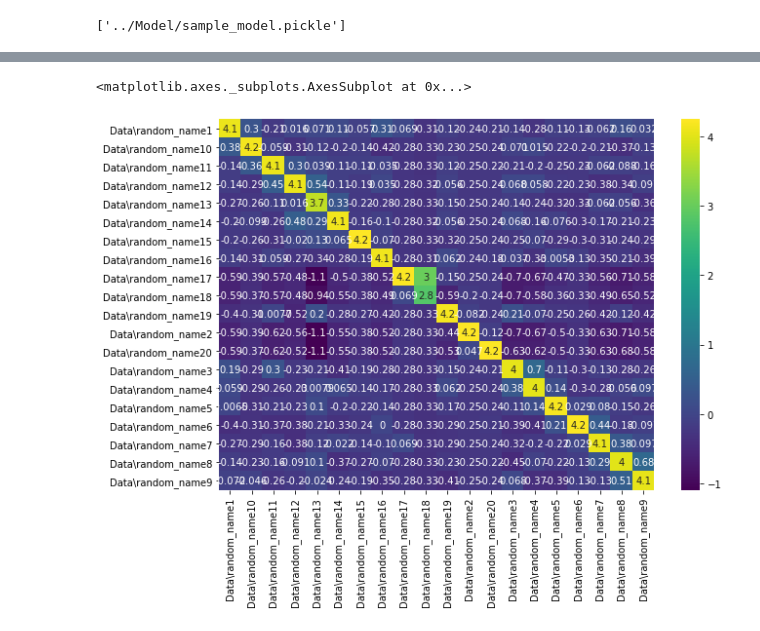
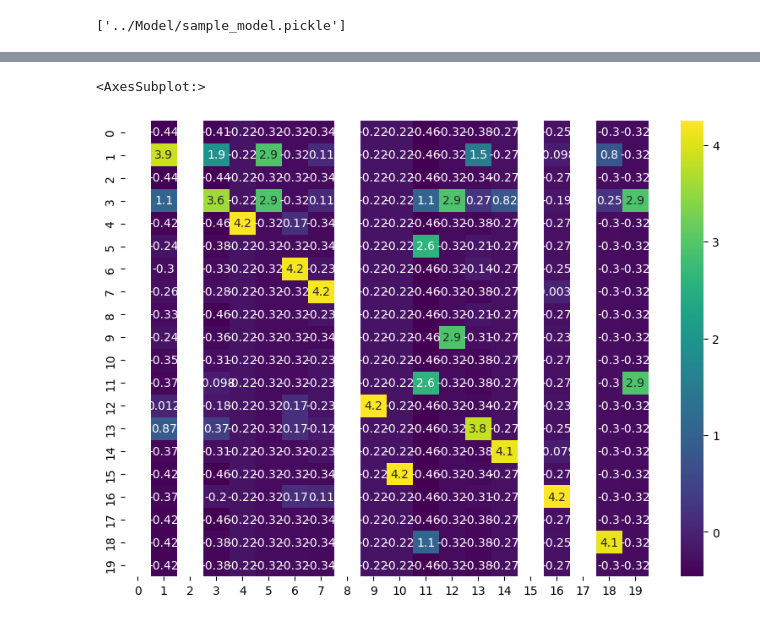
Before and after one commit to MarazMia/ML_Classifiers, a Jupyter notebook: sgd.ipynb, the cells around one changed output, grey strips where cells are left out. Saved outputs shown, nothing was run; the diff lists cells and outputs as text; code cells hidden in the pictures.

Commit message:
model trained with clean data

```diff
--- a/sgd.ipynb
+++ b/sgd.ipynb
@@ -18,6 +16,6 @@ from sklearn.feature_extraction.text import TfidfTransformer
 from sklearn.metrics import confusion_matrix
 import joblib
 # %%
-all_file= glob.glob("../Data/*.xlsx")
+all_file= glob.glob("./songData/*.xlsx")
 len(all_file)
 # %% [output]
@@ -32,13 +28,14 @@ data = []
 
 for each in all_file:
     temp = pd.read_excel(each)
-
-
     count.append(len(temp))
-    names.append(each.split('/')[1][:-5])
-    clusters.append(temp['idx'].iloc[4])
-
-
+    names.append(each.split('/')[-1][9:])
+    clusters.append(temp['songType'].iloc[0])
     data.append(temp)
-
-cluster_ids =clusters
+# data = pd.concat(data)
+# pd.DataFrame(data)
+# data = data.sample(frac = 1)
+print(names)
+print(count)
+print(clusters)
+print(len(data))
@@ -68,4 +120,4 @@ stopwords = [ 'হাই', 'ফ্রিকুয়েন্সি', 'কিন্
 # %%
-data['content'] = data['content'].apply(lambda x: ' '.join([word for word in x.split() if word not in (stopwords)]))
+# data['content'] = data['content'].apply(lambda x: ' '.join([word for word in x.split() if word not in (stopwords)]))
 # %%
-X_train, X_test, y_train, y_test =  train_test_split(data['content'], data['idx'], test_size=0.33, random_state=42 )
+X_train, X_test, y_train, y_test =  train_test_split(data['lyrics'], data['songType'], test_size=0.33, random_state=42 )
@@ -140,15 +189,13 @@ import pandas as pd
 confusion_matrix = list(metrics.confusion_matrix(y_test, predicted))
 # %%
 import seaborn as sn
-import pandas as pd
 import matplotlib.pyplot as plt
 array = confusion_matrix
-df_cm = pd.DataFrame(array, index = [i for i in names],
-              columns = [i for i in names])
+df_cm = pd.DataFrame(array)
 df_norm_col=(df_cm-df_cm.mean())/df_cm.std()
 #df_norm_col=df_cm-df_cm.mean()
 plt.figure(figsize = (10,7))
 sn.heatmap(df_norm_col, annot=True,cmap='viridis')
 # %% [output]
-<matplotlib.axes._subplots.AxesSubplot at 0x...>
+<AxesSubplot:>
-[figure, old version]
+[figure, new version]
```
Also changed, not shown: parts of 13 cells of this notebook, 8 other files.
